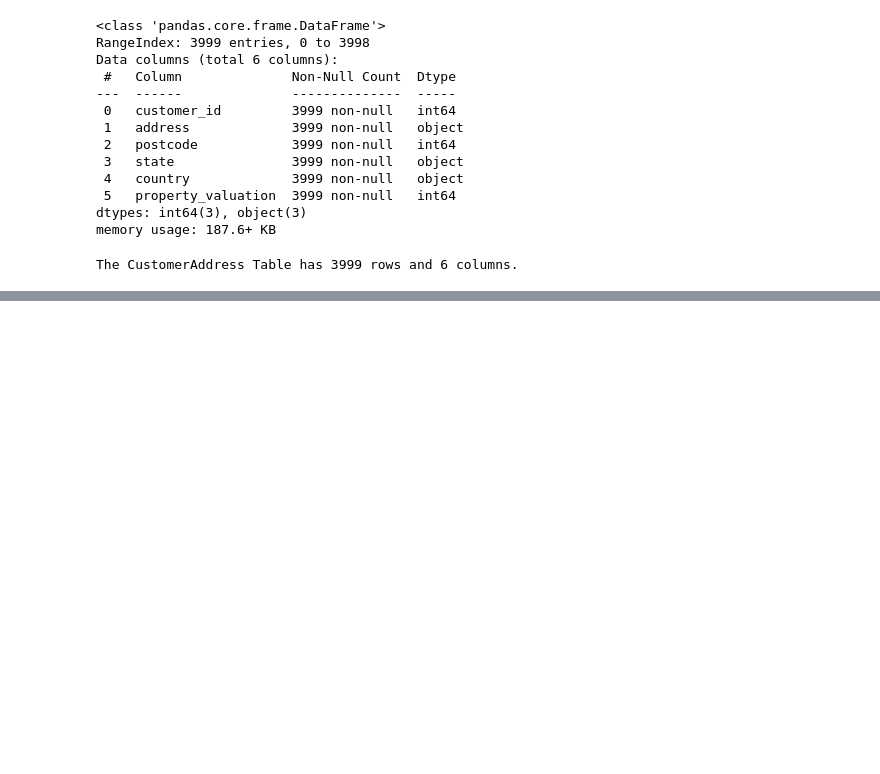
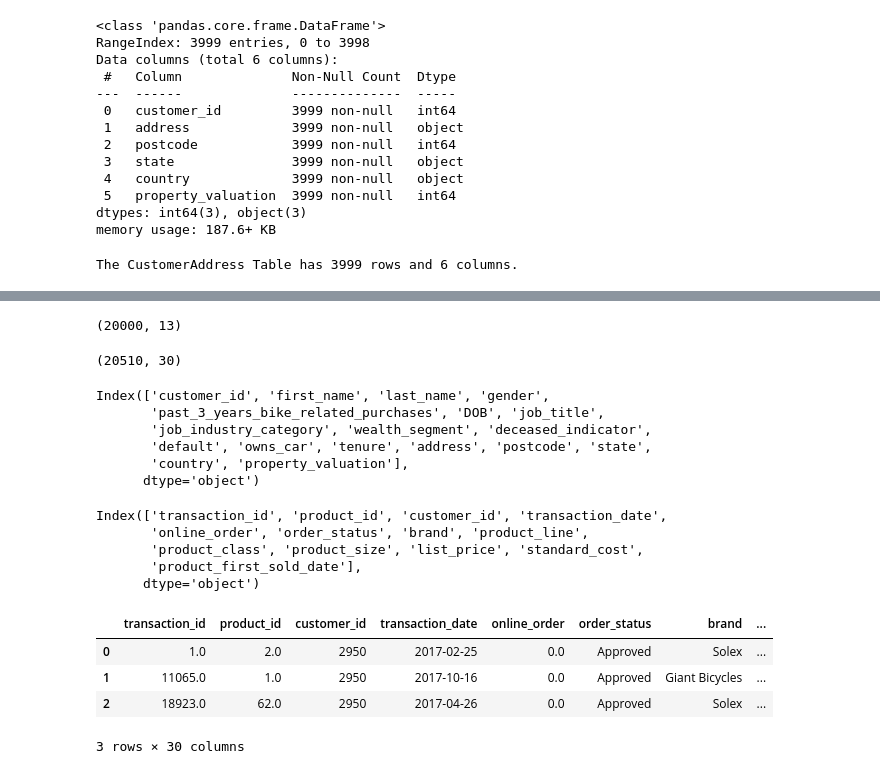
Before and after one commit to vynguyen293/KPMG-Data-Analytics, a Jupyter notebook: KPMG-Data-Analytics-about-Sprocket-Central-Pty-Ltd..ipynb, the cells around one changed output, grey strips where cells are left out. Drawn from its saved outputs; the diff is of its cells as text; code cells hidden in the pictures; blank space fills up the shorter version.

```diff
--- a/KPMG-Data-Analytics-about-Sprocket-Central-Pty-Ltd..ipynb
+++ b/KPMG-Data-Analytics-about-Sprocket-Central-Pty-Ltd..ipynb
@@ -84,0 +197,5 @@ The CustomerAddress Table has 3999 rows and 6 columns.
+# %%
+# Check the data for duplicates
+print('Shape before dropping duplicates', df_add.shape)
+df_add = df_add.drop_duplicates()
+print('Shape after dropping duplicates', df_add.shape)
@@ -84,0 +222,5 @@ The CustomerAddress Table has 3999 rows and 6 columns.
+# %%
+# Check the data for duplicates
+print('Shape before dropping duplicates', df_trans.shape)
+df_trans = df_trans.drop_duplicates()
+print('Shape after dropping duplicates', df_trans.shape)
@@ -84,0 +254,2 @@ The CustomerAddress Table has 3999 rows and 6 columns.
+# %%
+df_1 = pd.merge(df_dem, df_add, how='outer', on=['customer_id'])
@@ -84,0 +268,35 @@ The CustomerAddress Table has 3999 rows and 6 columns.
+# %%
+df_all = pd.merge(df_trans, df_1, how='outer', on=['customer_id'])
+# %%
+df_trans.shape
+# %% [output]
+(20000, 13)
+# %%
+df_all.shape
+# %% [output]
+(20510, 30)
+# %%
+df_1.columns
+# %% [output]
+Index(['customer_id', 'first_name', 'last_name', 'gender',
+       'past_3_years_bike_related_purchases', 'DOB', 'job_title',
+       'job_industry_category', 'wealth_segment', 'deceased_indicator',
+       'default', 'owns_car', 'tenure', 'address', 'postcode', 'state',
+       'country', 'property_valuation'],
+      dtype='object')
+# %%
+df_trans.columns
+# %% [output]
+Index(['transaction_id', 'product_id', 'customer_id', 'transaction_date',
+       'online_order', 'order_status', 'brand', 'product_line',
+       'product_class', 'product_size', 'list_price', 'standard_cost',
+       'product_first_sold_date'],
+      dtype='object')
+# %%
+df_all.head(3)
+# %% [output]
+|  | transaction_id | product_id | customer_id | transaction_date | online_order | order_status | brand | ... |
+| 0 | 1.0 | 2.0 | 2950 | 2017-02-25 | 0.0 | Approved | Solex | ... |
+| 1 | 11065.0 | 1.0 | 2950 | 2017-10-16 | 0.0 | Approved | Giant Bicycles | ... |
+| 2 | 18923.0 | 62.0 | 2950 | 2017-04-26 | 0.0 | Approved | Solex | ... |
+3 rows × 30 columns
```
Also changed, not shown: parts of 37 cells of this notebook.
